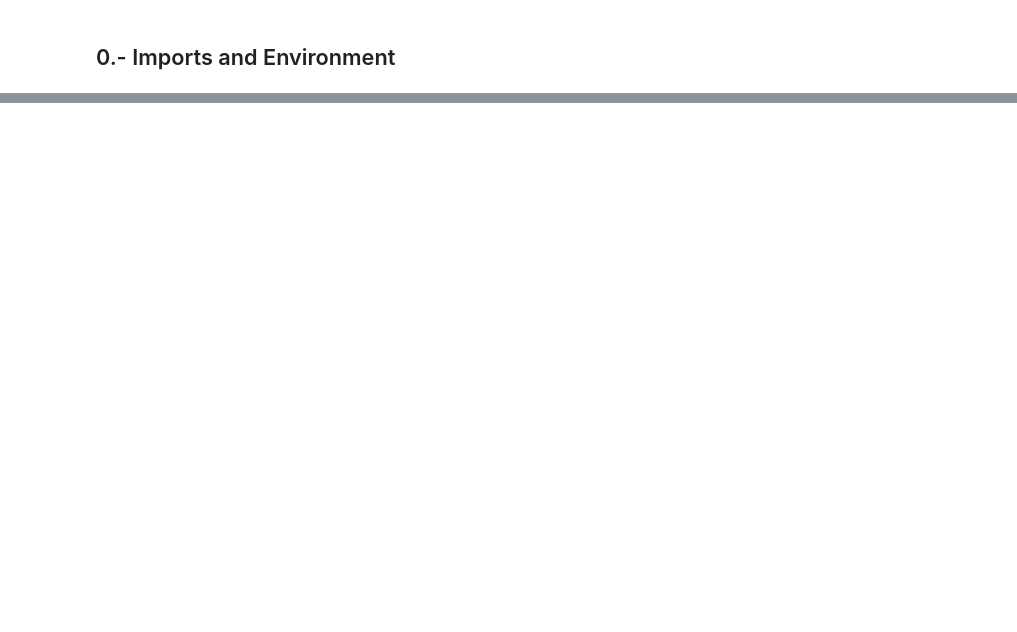
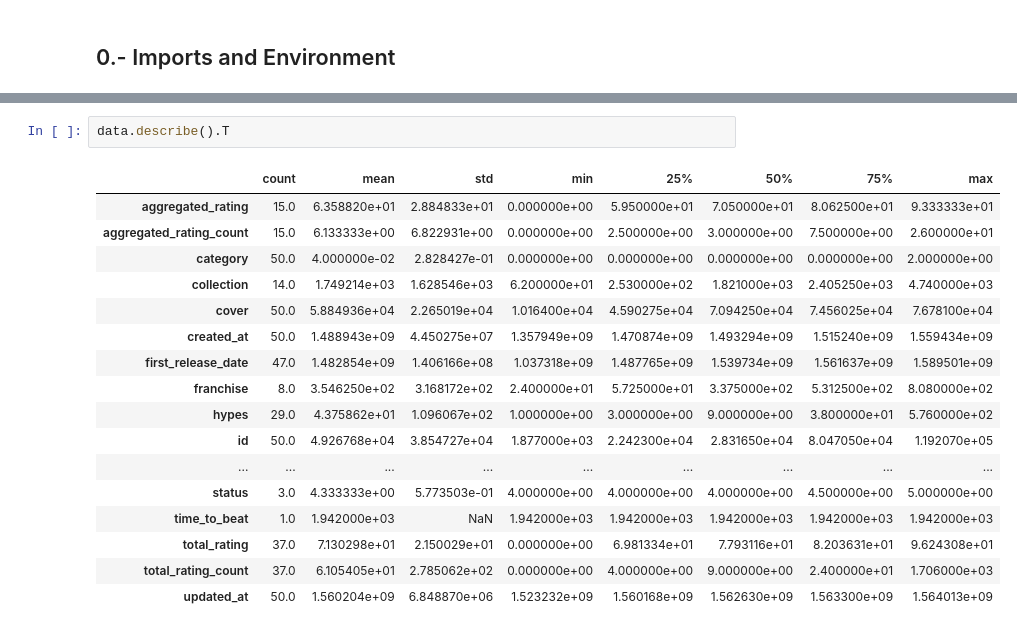
Before and after one commit to ta-datapt-bcn/project-web, a Jupyter notebook: your-code/Main.ipynb, the cells around one changed output, grey strips where cells are left out. Drawn from its saved outputs; the diff is of its cells as text; blank space fills up the shorter version.

```diff
--- a/your-code/Main.ipynb
+++ b/your-code/Main.ipynb
@@ -114,0 +106,20 @@ data.head()
+# %%
+data.describe().T
+# %% [output]
+|  | count | mean | std | min | 25% | 50% | 75% | max |
+| aggregated_rating | 15.0 | 6.358820e+01 | 2.884833e+01 | 0.000000e+00 | 5.950000e+01 | 7.050000e+01 | 8.062500e+01 | 9.333333e+01 |
+| aggregated_rating_count | 15.0 | 6.133333e+00 | 6.822931e+00 | 0.000000e+00 | 2.500000e+00 | 3.000000e+00 | 7.500000e+00 | 2.600000e+01 |
+| category | 50.0 | 4.000000e-02 | 2.828427e-01 | 0.000000e+00 | 0.000000e+00 | 0.000000e+00 | 0.000000e+00 | 2.000000e+00 |
+| collection | 14.0 | 1.749214e+03 | 1.628546e+03 | 6.200000e+01 | 2.530000e+02 | 1.821000e+03 | 2.405250e+03 | 4.740000e+03 |
+| cover | 50.0 | 5.884936e+04 | 2.265019e+04 | 1.016400e+04 | 4.590275e+04 | 7.094250e+04 | 7.456025e+04 | 7.678100e+04 |
+| created_at | 50.0 | 1.488943e+09 | 4.450275e+07 | 1.357949e+09 | 1.470874e+09 | 1.493294e+09 | 1.515240e+09 | 1.559434e+09 |
+| first_release_date | 47.0 | 1.482854e+09 | 1.406166e+08 | 1.037318e+09 | 1.487765e+09 | 1.539734e+09 | 1.561637e+09 | 1.589501e+09 |
+| franchise | 8.0 | 3.546250e+02 | 3.168172e+02 | 2.400000e+01 | 5.725000e+01 | 3.375000e+02 | 5.312500e+02 | 8.080000e+02 |
+| hypes | 29.0 | 4.375862e+01 | 1.096067e+02 | 1.000000e+00 | 3.000000e+00 | 9.000000e+00 | 3.800000e+01 | 5.760000e+02 |
+| id | 50.0 | 4.926768e+04 | 3.854727e+04 | 1.877000e+03 | 2.242300e+04 | 2.831650e+04 | 8.047050e+04 | 1.192070e+05 |
+| ... | ... | ... | ... | ... | ... | ... | ... | ... |
+| status | 3.0 | 4.333333e+00 | 5.773503e-01 | 4.000000e+00 | 4.000000e+00 | 4.000000e+00 | 4.500000e+00 | 5.000000e+00 |
+| time_to_beat | 1.0 | 1.942000e+03 | NaN | 1.942000e+03 | 1.942000e+03 | 1.942000e+03 | 1.942000e+03 | 1.942000e+03 |
+| total_rating | 37.0 | 7.130298e+01 | 2.150029e+01 | 0.000000e+00 | 6.981334e+01 | 7.793116e+01 | 8.203631e+01 | 9.624308e+01 |
+| total_rating_count | 37.0 | 6.105405e+01 | 2.785062e+02 | 0.000000e+00 | 4.000000e+00 | 9.000000e+00 | 2.400000e+01 | 1.706000e+03 |
+| updated_at | 50.0 | 1.560204e+09 | 6.848870e+06 | 1.523232e+09 | 1.560168e+09 | 1.562630e+09 | 1.563300e+09 | 1.564013e+09 |
```
Also changed, not shown: parts of 78 cells of this notebook, 1 other file.
